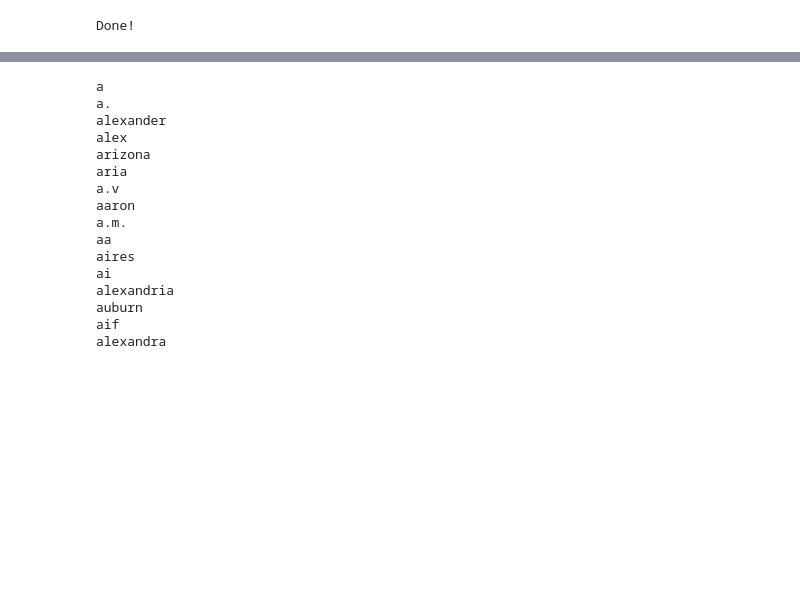
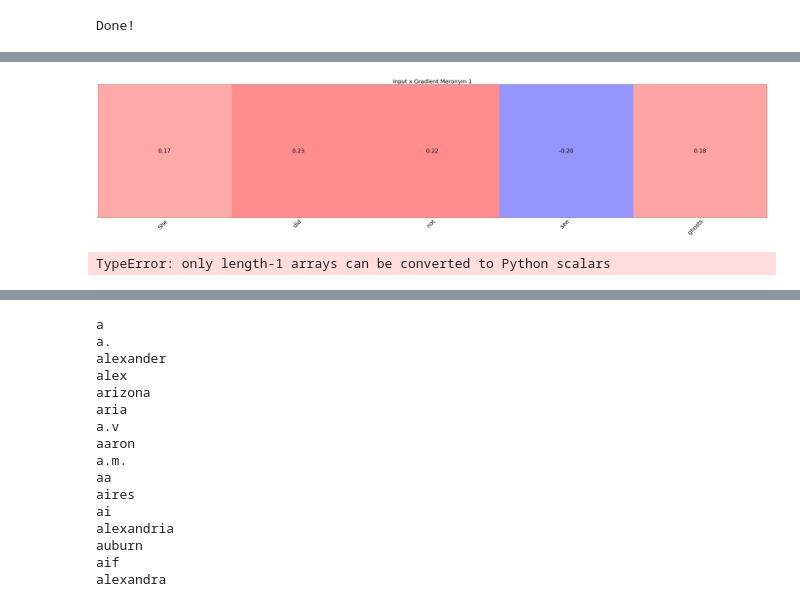
Before and after one commit to JanAthmer/Baseline_clusters, a Jupyter notebook: Copy_of_Interpreting_LM_with_Contrastive_Explanations.ipynb, the cells around one changed output, grey strips where cells are left out. Saved outputs shown, nothing was run; the diff lists cells and outputs as text; code cells hidden in the pictures; blank space fills up the shorter version.

```diff
--- a/Copy_of_Interpreting_LM_with_Contrastive_Explanations.ipynb
+++ b/Copy_of_Interpreting_LM_with_Contrastive_Explanations.ipynb
@@ -244,14 +287,31 @@ elif BPE == "discard":
           contra_explanation = l1_grad_norm(saliency_matrix, normalize=True)
       return contra_explanation
 # %%
-if sentence_set in ["small_sample", "one_sentence"]:
-    result_list = []
+if sentence_set == "meronyms":
+    top_words = ["iron", "man", "steak"]
+elif sentence_set == "Negative_Polarity":
+    top_words = ["somewhere", "somebody", "someone" ]
+
+
+if sentence_set in ["meronyms","Negative_Polarity"]:
+    results = []
+    for foil, target, sentence in zip(top_words,targets, sentences):
+        e_y_t = expl_vec(target, foil, sentence, "erasure")
+        results.append(e_y_t)
+        print(sentence)
+        print(foil)
+        print(target)
+
+
+elif sentence_set in ["small_sample", "one_sentence"]:
+    top_words = ["somehwere."]
+    results = []
     for i, target in enumerate(targets):
         temp_list = []
         for foil in top_words:
             e_y_t = expl_vec(target, foil, sentences[i], "input x gradient")
             temp_list.append(e_y_t)
-        result_list.append(temp_list)
+        results.append(temp_list)
 
 elif sentence_set == "full_set":
     results = []
@@ -264,7 +324,7 @@ elif sentence_set == "full_set":
         e_y_t = np.concatenate(vec_list)
         results.append(e_y_t)
 
-elif sentence_set == "ten_sentences":
+elif sentence_set in ["ten_sentences"]:
     results = []
     for foil in top_words:
         vec_list = []
@@ -301,7 +366,9 @@ from scipy.cluster.hierarchy import dendrogram, linkage, fcluster
 # %%
 all_linkage_matrices = []
-for i, result in enumerate(result_list):
+# results = [results]\
+for i, result in enumerate(results):
     X = np.array(result)
+    print(X)
     linkage_matrix = linkage(X, 'ward')
     all_linkage_matrices.append(linkage_matrix)
     plt.figure(figsize=(10, 5))
@@ -341,16 +409,16 @@ def take_mean_vec(top_words, results, cluster_index,clusters_words):
     return mean_vectors
 # %%
 if sentence_set == "ten_sentences":
-    clusters = fcluster(linkage_matrix, t = 26.6, criterion= 'distance')
+    clusters = fcluster(linkage_matrix, t = 15, criterion= 'distance')
     clusters_words = dict(sorted(map_words_to_clusters(top_words, clusters).items()))
     for cluster_index, cluster_words in clusters_words.items():
-            print(f"Cluster {cluster_index}: Cluster length {len(cluster_words)} :{cluster_words[:10]}")
-    cluster_means = [take_mean_vec(top_words, results, x,clusters_words) for x in clusters_words.keys()]
+            print(f"Cluster {cluster_index}: Cluster length {len(cluster_words)} :{cluster_words[:10]}......{cluster_words[-10:]}")
+    cluster_means = [take_mean_vec(top_words, results[0], x,clusters_words) for x in clusters_words.keys()]
     num_clusters = len(cluster_means)
     subvector_lengths = [len(tokenizer(x)['input_ids']) for x in sentences]
     split_cluster_means = [
         [
-            item[sum(subvector_lengths[:i]): sum(subvector_lengths[:i + 1])]
+            item[sum(subvector_lengths[:i]): sum(subvector_lengths[:i+1])]
             for i in range(len(subvector_lengths))
         ]
         for item in cluster_means
@@ -380,5 +448,5 @@ else:
 
 #---------------------------------------------------------------------------------------
     i = 0
-    visualize_clusters(top_words, sentences[i],result_list[i],linkage_matrix, 11 )
+    visualize_clusters(top_words, sentences[i],results[i],linkage_matrix, 2.5 )
 # %% [output]
@@ -394,6 +455,13 @@ Cluster 3: Cluster length 2646 :['stating', 'filming', 'noting', 'forming', 'arr
 Audio(sound_file, autoplay=True)
 # %% [output]
 [interactive output not drawn]
+# %%
+visualize(results[0][0], tokenizer,[tokenizer(sentences[0])['input_ids']], print_text=True, title=f"Input x Gradient Meronym {i+1}")
+for i in range(len(results)):
+    visualize(results[i], tokenizer,[tokenizer(sentences[i])['input_ids']], print_text=True, title=f"Input x Gradient Meronym {i+1}")
+# %% [output]
+[figure, added]
+TypeError: only length-1 arrays can be converted to Python scalars
 # %%
 # for i in ['stating', 'filming', 'noting', 'forming', 'arriving', 'consisting', 'citing', 'forcing', 'defeating', 'completing', 'believing', 'earning', 'establishing', 'indicating', 'destroying', 'praising', 'extending', 'preparing', 'hoping', 'commenting', 'advancing', 'flooding', 'owing', 'ranking', 'capturing', 'qualifying', 'occurring', 'depicting', 'releasing', 'measuring']:
 #     print(tokenizer(" "+i)["input_ids"])
```
Also changed, not shown: parts of 16 cells of this notebook, 4 other files.
